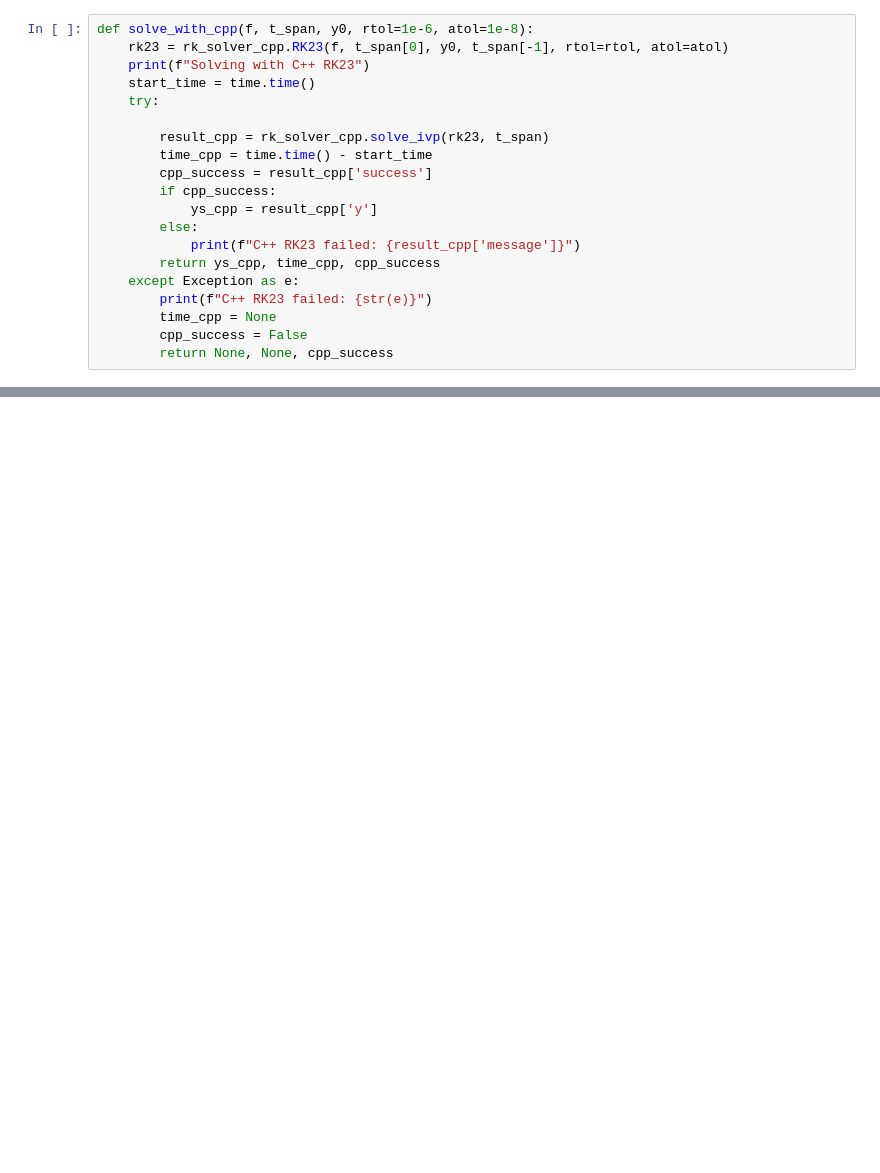
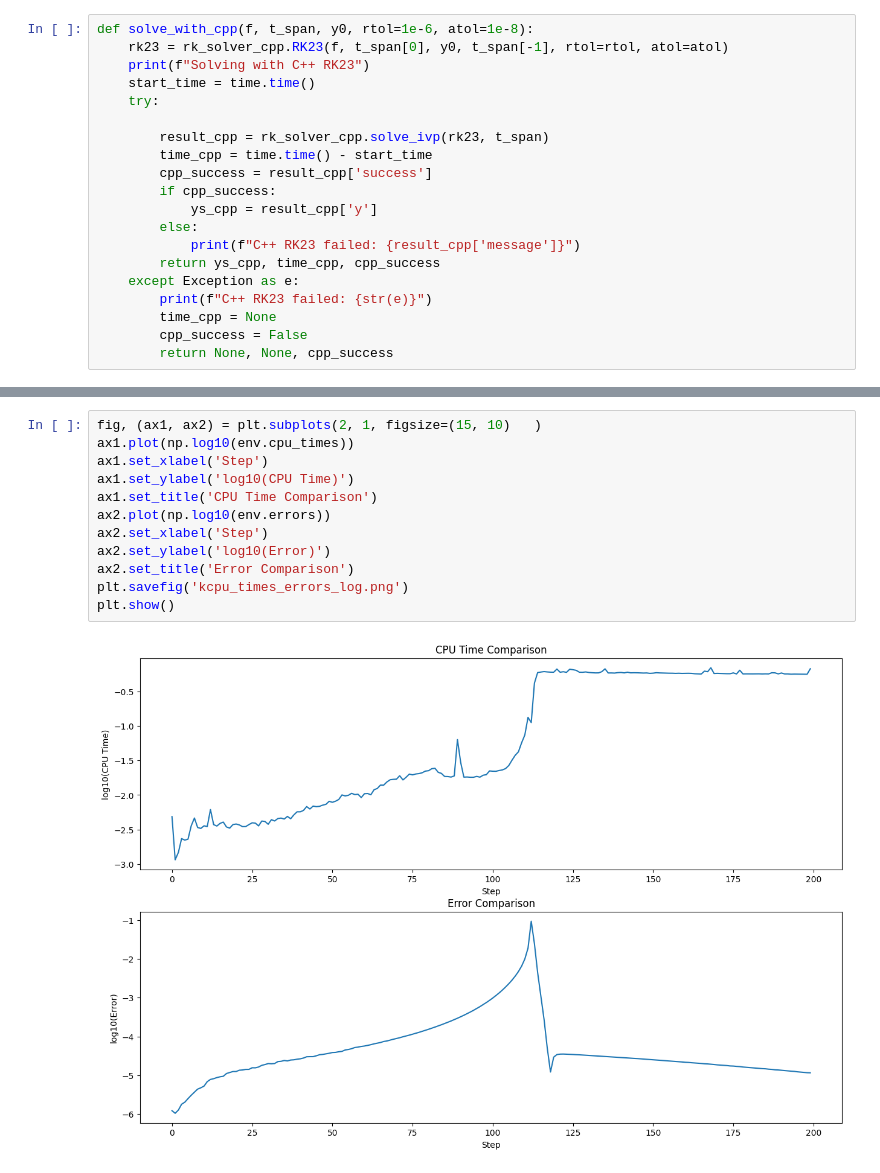
Before and after one commit to elotech47/rk-solvers, a Jupyter notebook: integrator.ipynb, the cells around one changed output, grey strips where cells are left out. Cells and saved outputs as stored; diff of their text form; blank space fills up the shorter version.

```diff
--- a/integrator.ipynb
+++ b/integrator.ipynb
@@ -71,0 +941,14 @@ Solving with C++ RK23
+# %%
+fig, (ax1, ax2) = plt.subplots(2, 1, figsize=(15, 10)   )
+ax1.plot(np.log10(env.cpu_times))
+ax1.set_xlabel('Step')
+ax1.set_ylabel('log10(CPU Time)')
+ax1.set_title('CPU Time Comparison')
+ax2.plot(np.log10(env.errors))
+ax2.set_xlabel('Step')
+ax2.set_ylabel('log10(Error)')
+ax2.set_title('Error Comparison')
+plt.savefig('kcpu_times_errors_log.png')
+plt.show()
+# %% [output]
+[figure, added]
```
Also changed, not shown: parts of 21 cells of this notebook, 18 other files.
